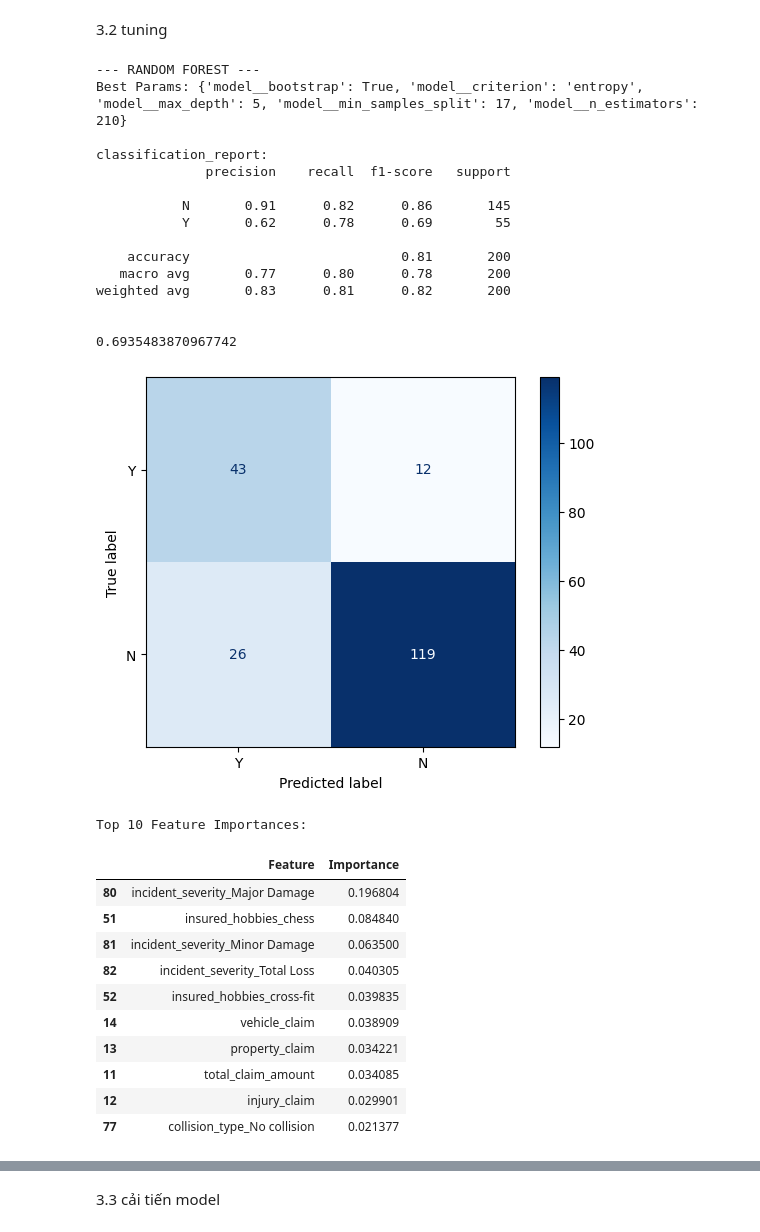
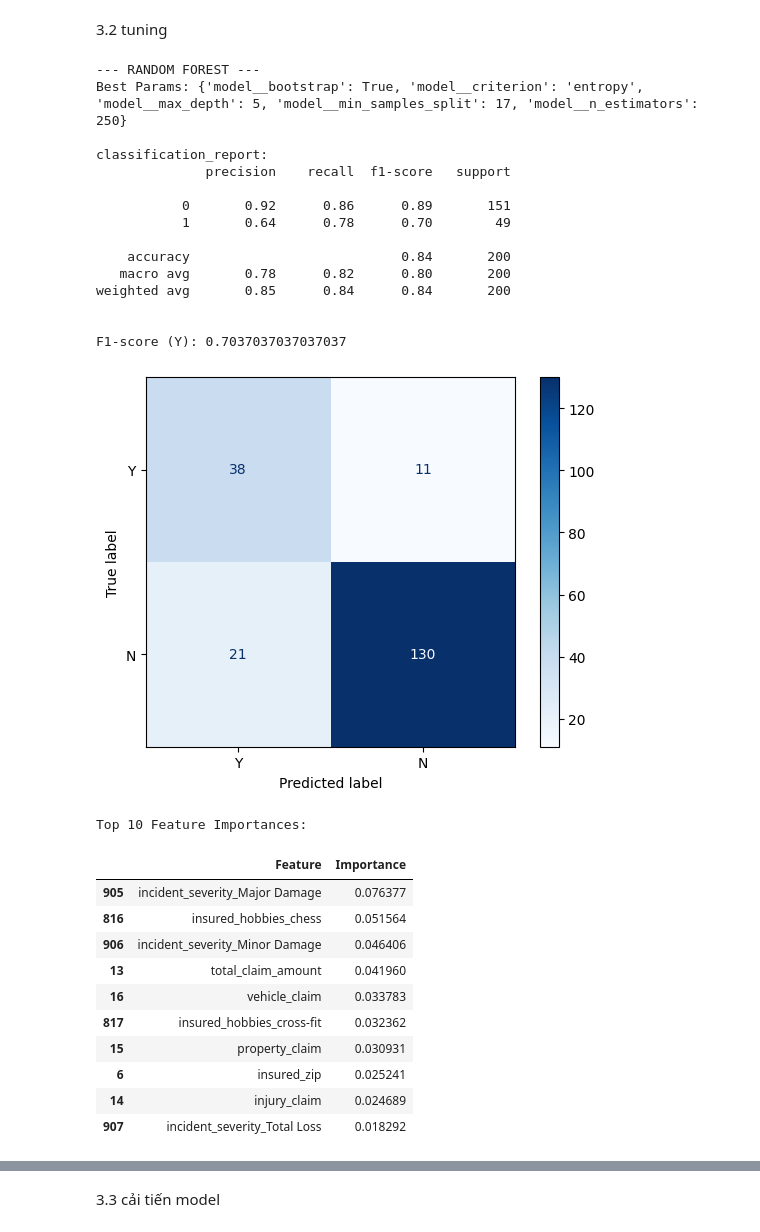
Before and after one commit to minhphu12-oc/gg-colab, a Jupyter notebook: project_5.ipynb, the cells around one changed output, grey strips where cells are left out. Drawn from its saved outputs; the diff is of its cells as text; code cells hidden in the pictures.

```diff
--- a/project_5.ipynb
+++ b/project_5.ipynb
@@ -95,3 +118,12 @@ df['_c39'] = df["_c39"].replace(np.nan, 0)
+# %%
+data["umbrella_invalid"] = (
+    data["umbrella_limit"] < 0
+).astype(int)
+
+data.loc[
+    data["umbrella_limit"] < 0,
+    "umbrella_limit"
+] = np.nan
 # %% [markdown]
 2.2 kiểm tra lại dữ liệu
 # %%
@@ -142,7 +192,7 @@ for i in model:
   print(f"classification_report:")
   print(classification_report(y_test, y_pred))
   print()
-  con = confusion_matrix(y_test, y_pred, labels=["Y", "N"])
+  con = confusion_matrix(y_test, y_pred, labels=[1, 0])
   disp = ConfusionMatrixDisplay(confusion_matrix=con, display_labels=["Y", "N"])
   disp.plot(cmap = "Blues")
   plt.show()
@@ -176,8 +226,7 @@ decision tree có vẻ đang học tốt hơn rf nhưng mà điểm của cả h
 # %%
 from sklearn.metrics import make_scorer
 
-# Định nghĩa scorer với mục tiêu tối ưu F1-score của lớp 'Y'
-f1_scorer = make_scorer(f1_score, pos_label='Y')
+f1_scorer = make_scorer(f1_score, pos_label=1)
 
 # RANDOM FOREST
 param_grid_rf = {
@@ -203,56 +252,56 @@ grid_rf = GridSearchCV(
 grid_rf.fit(x_train, y_train)
 predict = grid_rf.predict(x_test)
 
 print("--- RANDOM FOREST ---")
 print("Best Params:", grid_rf.best_params_)
 print("\nclassification_report:")
 print(classification_report(y_test, predict))
 print()
-print(f1_score(y_test, predict, pos_label='Y'))
-con = confusion_matrix(y_test, predict, labels=["Y", "N"])
+print("F1-score (Y):", f1_score(y_test, predict, pos_label=1))
+con = confusion_matrix(y_test, predict, labels=[1, 0])
 disp = ConfusionMatrixDisplay(confusion_matrix=con, display_labels=["Y", "N"])
 disp.plot(cmap="Blues")
 plt.show()
 
-cate_encoder = grid_rf.best_estimator_.named_steps['preprocessor'].named_transformers_['cate'].named_steps['onehot']
-encoded_cate_cols = cate_encoder.get_feature_names_out(categorical_cols).tolist()
-all_features = numerical_cols + encoded_cate_cols
+cate_encoder = grid_rf.best_estimator_.named_steps['preprocessor'].named_transformers_['cat'].named_steps['encoder']
+encoded_cate_cols = cate_encoder.get_feature_names_out(cat_cols).tolist()
+all_features = num_cols + encoded_cate_cols
 
 best_rf_model = grid_rf.best_estimator_.named_steps['model']
 importances = best_rf_model.feature_importances_
 
 # Hiển thị Top 10 đặc trưng quan trọng nhất
 feat_imp_df = pd.DataFrame({'Feature': all_features, 'Importance': importances})
 feat_imp_df = feat_imp_df.sort_values(by='Importance', ascending=False)
 print("\nTop 10 Feature Importances:")
 display(feat_imp_df.head(10))
 # %% [output]
 --- RANDOM FOREST ---
-Best Params: {'model__bootstrap': True, 'model__criterion': 'entropy', 'model__max_depth': 5, 'model__min_samples_split': 17, 'model__n_estimators': 210}
+Best Params: {'model__bootstrap': True, 'model__criterion': 'entropy', 'model__max_depth': 5, 'model__min_samples_split': 17, 'model__n_estimators': 250}
 
 classification_report:
               precision    recall  f1-score   support
 
-           N       0.91      0.82      0.86       145
-           Y       0.62      0.78      0.69        55
+           0       0.92      0.86      0.89       151
+           1       0.64      0.78      0.70        49
 
-    accuracy                           0.81       200
-   macro avg       0.77      0.80      0.78       200
-weighted avg       0.83      0.81      0.82       200
+    accuracy                           0.84       200
+   macro avg       0.78      0.82      0.80       200
+weighted avg       0.85      0.84      0.84       200
 
 
-0.6935483870967742
+F1-score (Y): 0.7037037037037037
-[figure, old version]
+[figure, new version]
 Top 10 Feature Importances:
 |  | Feature | Importance |
-| 80 | incident_severity_Major Damage | 0.196804 |
-| 51 | insured_hobbies_chess | 0.084840 |
-| 81 | incident_severity_Minor Damage | 0.063500 |
-| 82 | incident_severity_Total Loss | 0.040305 |
-| 52 | insured_hobbies_cross-fit | 0.039835 |
-| 14 | vehicle_claim | 0.038909 |
-| 13 | property_claim | 0.034221 |
-| 11 | total_claim_amount | 0.034085 |
-| 12 | injury_claim | 0.029901 |
-| 77 | collision_type_No collision | 0.021377 |
+| 905 | incident_severity_Major Damage | 0.076377 |
+| 816 | insured_hobbies_chess | 0.051564 |
+| 906 | incident_severity_Minor Damage | 0.046406 |
+| 13 | total_claim_amount | 0.041960 |
+| 16 | vehicle_claim | 0.033783 |
+| 817 | insured_hobbies_cross-fit | 0.032362 |
+| 15 | property_claim | 0.030931 |
+| 6 | insured_zip | 0.025241 |
+| 14 | injury_claim | 0.024689 |
+| 907 | incident_severity_Total Loss | 0.018292 |
 # %%
```
Also changed, not shown: parts of 25 cells of this notebook.
